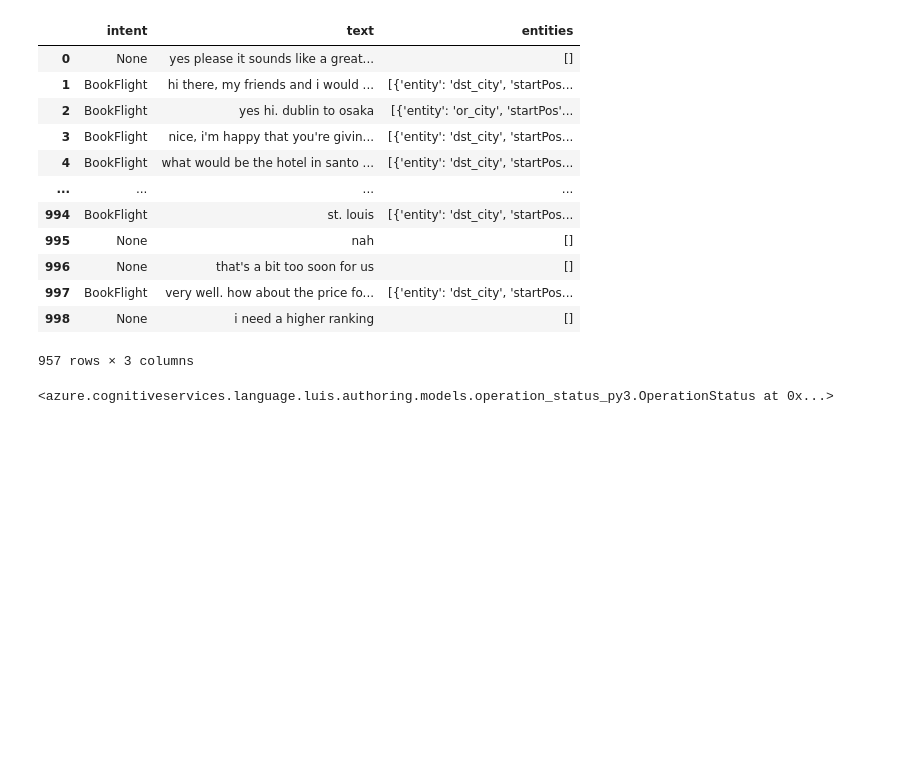
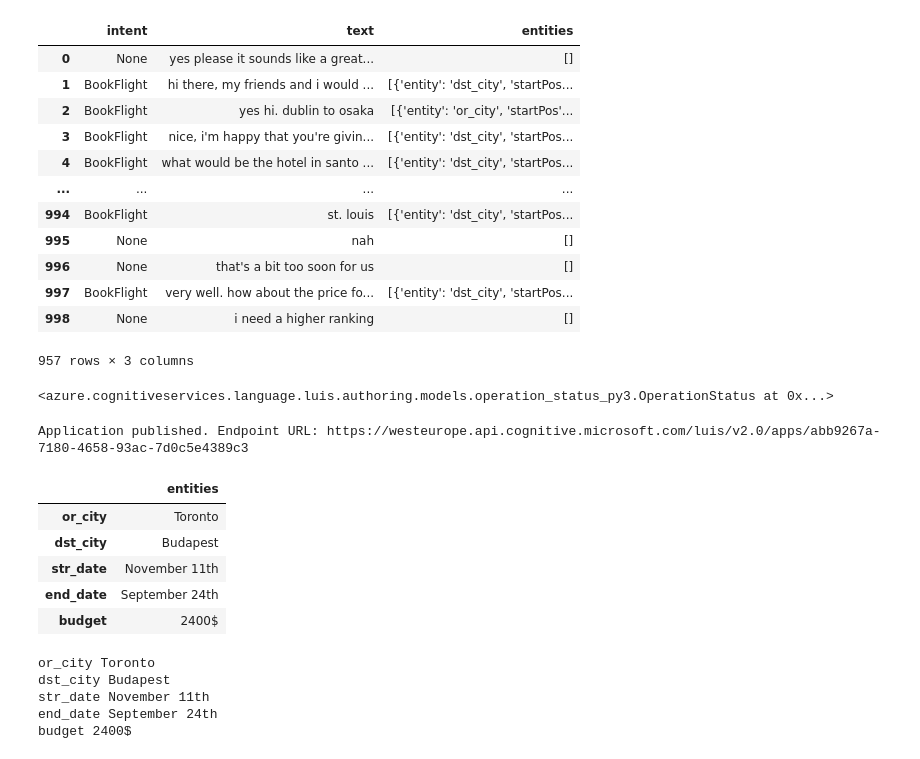
Before and after one commit to octave-ati/Designing-a-responsive-Flight-Booking-Chatbot, a Jupyter notebook: P10_notebook.ipynb, the cells around one changed output. Saved outputs shown, nothing was run; the diff lists cells and outputs as text; code cells hidden in the pictures; blank space fills up the shorter version.

```diff
--- a/P10_notebook.ipynb
+++ b/P10_notebook.ipynb
@@ -550,3 +550,11 @@ with open('test_luis_utterances_red.json','w') as file:
 #client.apps.delete(app_id)
 # %% [output]
 <azure.cognitiveservices.language.luis.authoring.models.operation_status_py3.OperationStatus at 0x...>
+# %%
+def publish_app(app_id, app_version):
+    responseEndpointInfo = client.apps.publish(app_id, app_version, is_staging=True)
+    print("Application published. Endpoint URL: " + responseEndpointInfo.endpoint_url)
+    return responseEndpointInfo.endpoint_url
+publish_app(app_id, app_version)
+# %% [output]
+Application published. Endpoint URL: https://westeurope.api.cognitive.microsoft.com/luis/v2.0/apps/abb9267a-7180-4658-93ac-7d0c5e4389c3
@@ -552,0 +607,27 @@ with open('test_luis_utterances_red.json','w') as file:
+# %%
+entity_resp = pd.DataFrame.from_dict(resp['prediction'])[['entities']]
+
+entity_resp = entity_resp.loc[np.isin(entity_resp.index, relevant_entities)]
+
+def get_first(entity):
+    return entity[0]
+
+entity_resp['entities'] = entity_resp['entities'].apply(get_first)
+
+entity_resp
+# %% [output]
+|  | entities |
+| or_city | Toronto |
+| dst_city | Budapest |
+| str_date | November 11th |
+| end_date | September 24th |
+| budget | 2400$ |
+# %%
+for index, row in entity_resp.iterrows():
+    print(index, row['entities'])
+# %% [output]
+or_city Toronto
+dst_city Budapest
+str_date November 11th
+end_date September 24th
+budget 2400$
```
Also changed, not shown: parts of 4 cells of this notebook, 24 other files.
